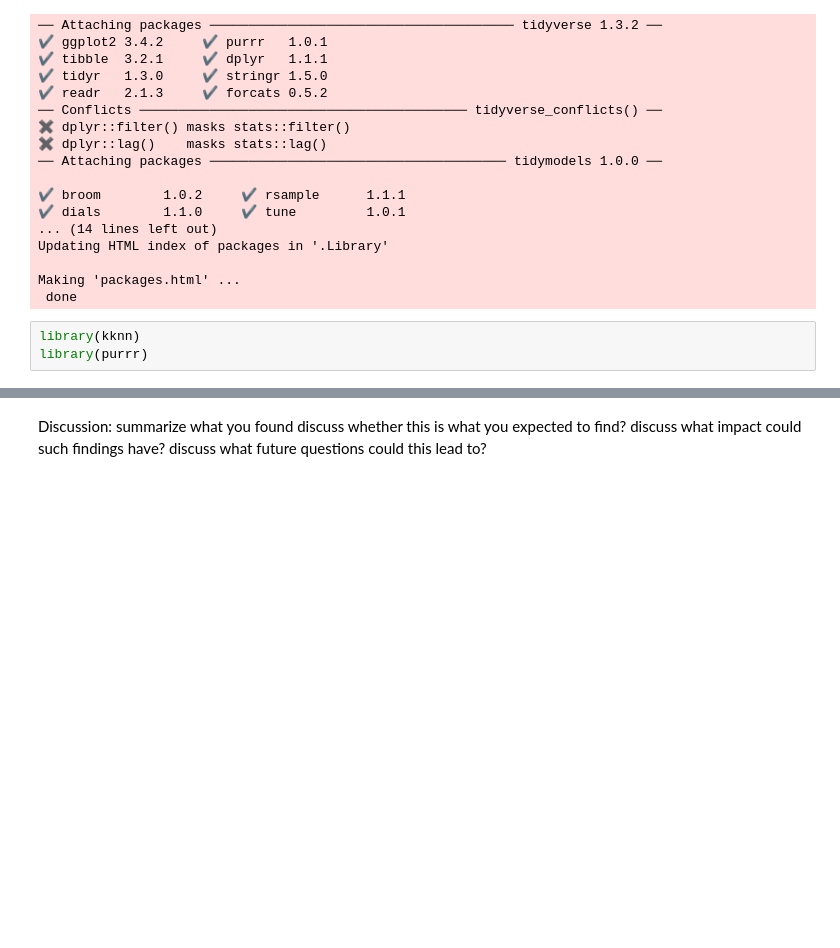
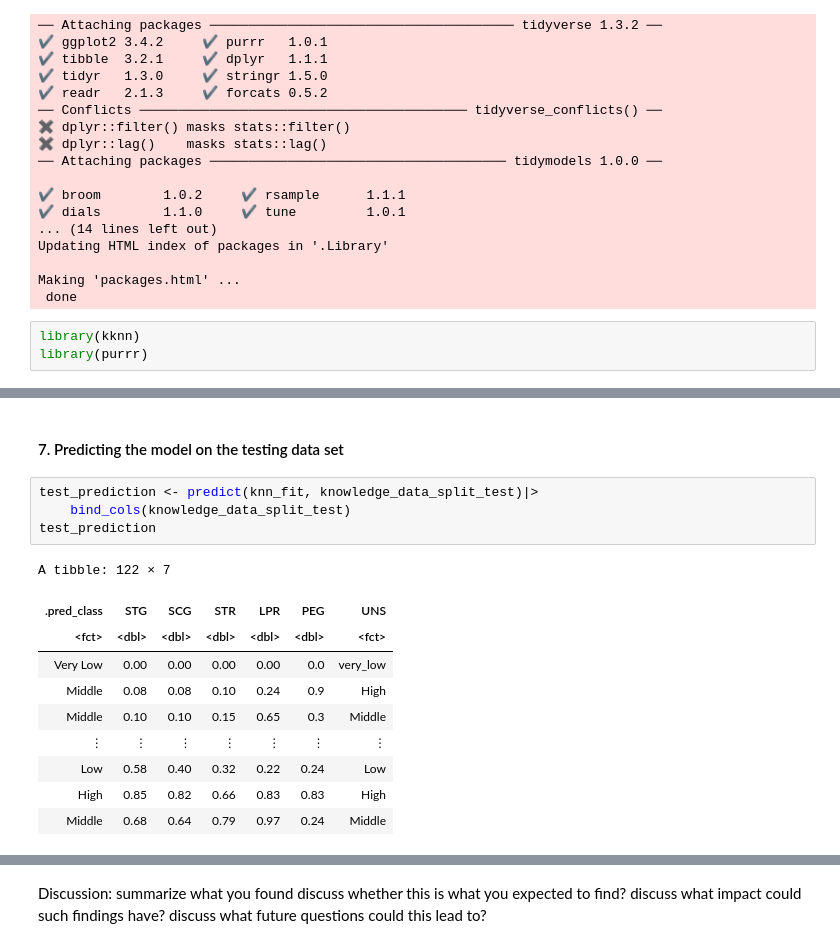
Before and after one commit to HeisSteve/-Students-Knowledge-Status-Classification-modeling-, a Jupyter notebook: Group_project_report.ipynb, the cells around one changed output, grey strips where cells are left out. Saved outputs shown, nothing was run; the diff lists cells and outputs as text; blank space fills up the shorter version.

Commit message:
added explanations to the code, and finished up the evaluation of the model on testing data

```diff
--- a/Group_project_report.ipynb
+++ b/Group_project_report.ipynb
@@ -127,0 +141,17 @@ x Fold5: preprocessor 1/1, model 1/1 (predictions):
+# %% [markdown]
+#### 7. Predicting the model on the testing data set
+# %%
+test_prediction <- predict(knn_fit, knowledge_data_split_test)|>
+    bind_cols(knowledge_data_split_test)
+test_prediction
+# %% [output]
+A tibble: 122 × 7
+| .pred_class | STG | SCG | STR | LPR | PEG | UNS |
+| <fct> | <dbl> | <dbl> | <dbl> | <dbl> | <dbl> | <fct> |
+| Very Low | 0.00 | 0.00 | 0.00 | 0.00 | 0.0 | very_low |
+| Middle | 0.08 | 0.08 | 0.10 | 0.24 | 0.9 | High |
+| Middle | 0.10 | 0.10 | 0.15 | 0.65 | 0.3 | Middle |
+| ⋮ | ⋮ | ⋮ | ⋮ | ⋮ | ⋮ | ⋮ |
+| Low | 0.58 | 0.40 | 0.32 | 0.22 | 0.24 | Low |
+| High | 0.85 | 0.82 | 0.66 | 0.83 | 0.83 | High |
+| Middle | 0.68 | 0.64 | 0.79 | 0.97 | 0.24 | Middle |
```
Also changed, not shown: parts of 13 cells of this notebook.
